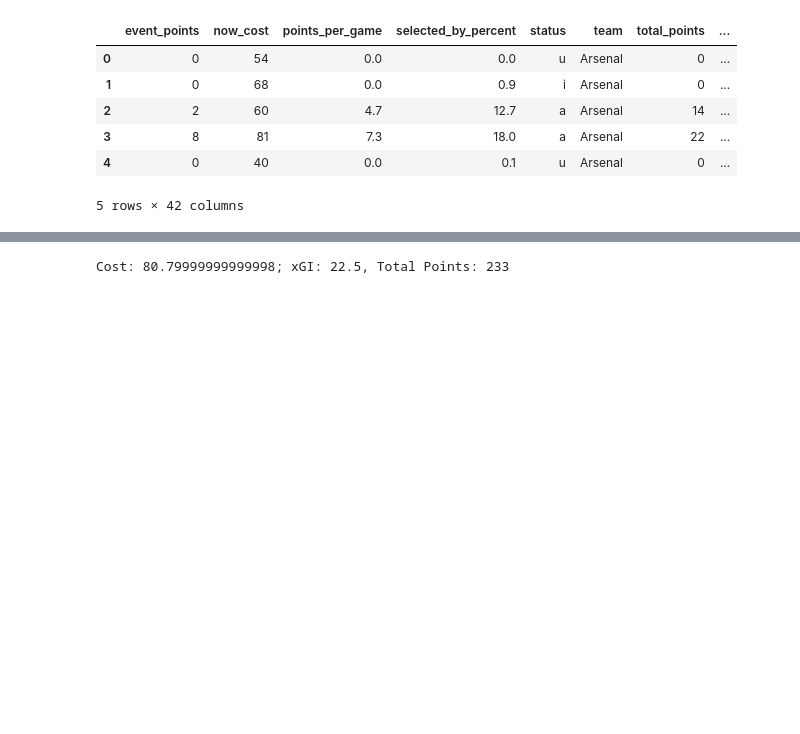
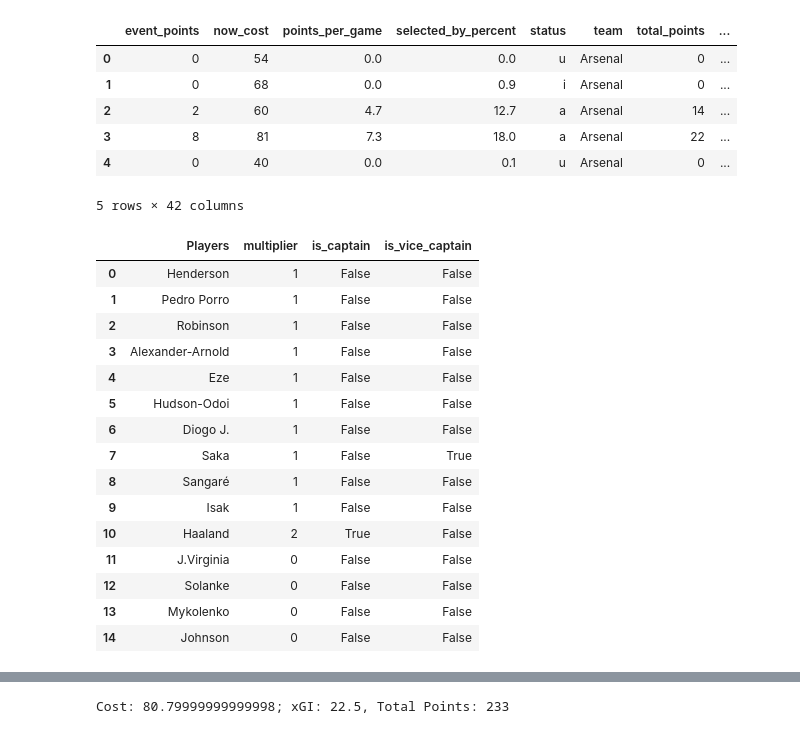
Before and after one commit to rio-v/FPL_24_25, a Jupyter notebook: pre_gw4.ipynb, the cells around one changed output, grey strips where cells are left out. Cells and saved outputs as stored; diff of their text form; code cells hidden in the pictures; blank space fills up the shorter version.

```diff
--- a/pre_gw4.ipynb
+++ b/pre_gw4.ipynb
@@ -22,6 +23,25 @@ df.head()
 | 3 | 8 | 81 | 7.3 | 18.0 | a | Arsenal | 22 | ... |
 | 4 | 0 | 40 | 0.0 | 0.1 | u | Arsenal | 0 | ... |
 5 rows × 42 columns
+# %%
+my_team
+# %% [output]
+|  | Players | multiplier | is_captain | is_vice_captain |
+| 0 | Henderson | 1 | False | False |
+| 1 | Pedro Porro | 1 | False | False |
+| 2 | Robinson | 1 | False | False |
+| 3 | Alexander-Arnold | 1 | False | False |
+| 4 | Eze | 1 | False | False |
+| 5 | Hudson-Odoi | 1 | False | False |
+| 6 | Diogo J. | 1 | False | False |
+| 7 | Saka | 1 | False | True |
+| 8 | Sangaré | 1 | False | False |
+| 9 | Isak | 1 | False | False |
+| 10 | Haaland | 2 | True | False |
+| 11 | J.Virginia | 0 | False | False |
+| 12 | Solanke | 0 | False | False |
+| 13 | Mykolenko | 0 | False | False |
+| 14 | Johnson | 0 | False | False |
 # %%
 df.drop(df[df['status'] == 'u'].index, inplace=True)
 
```
Also changed, not shown: parts of 11 cells of this notebook, 1 other file.
